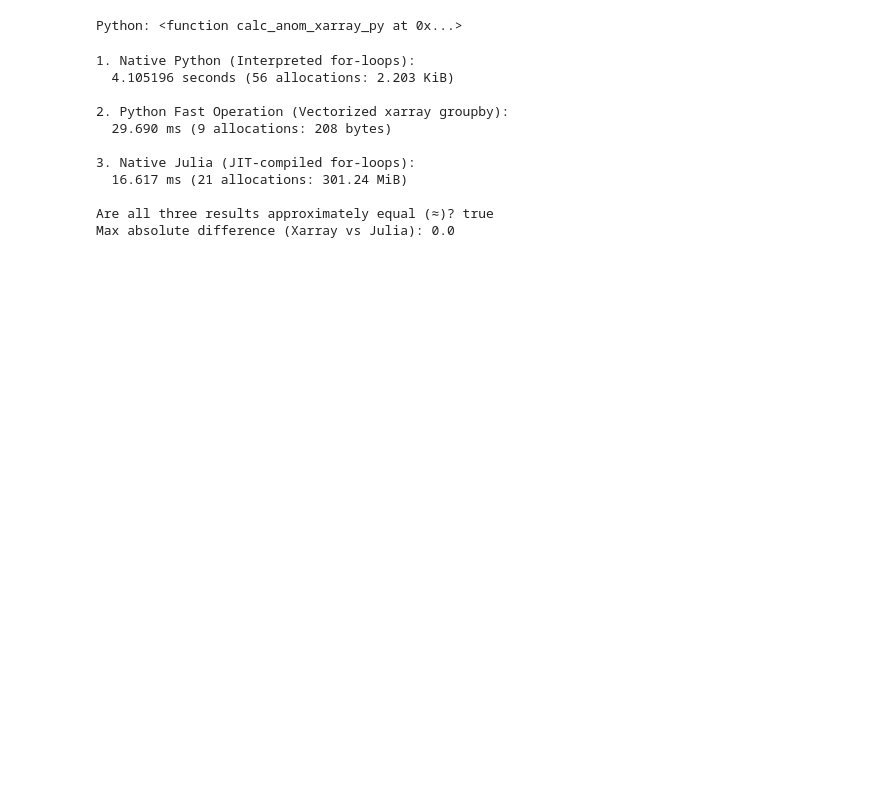
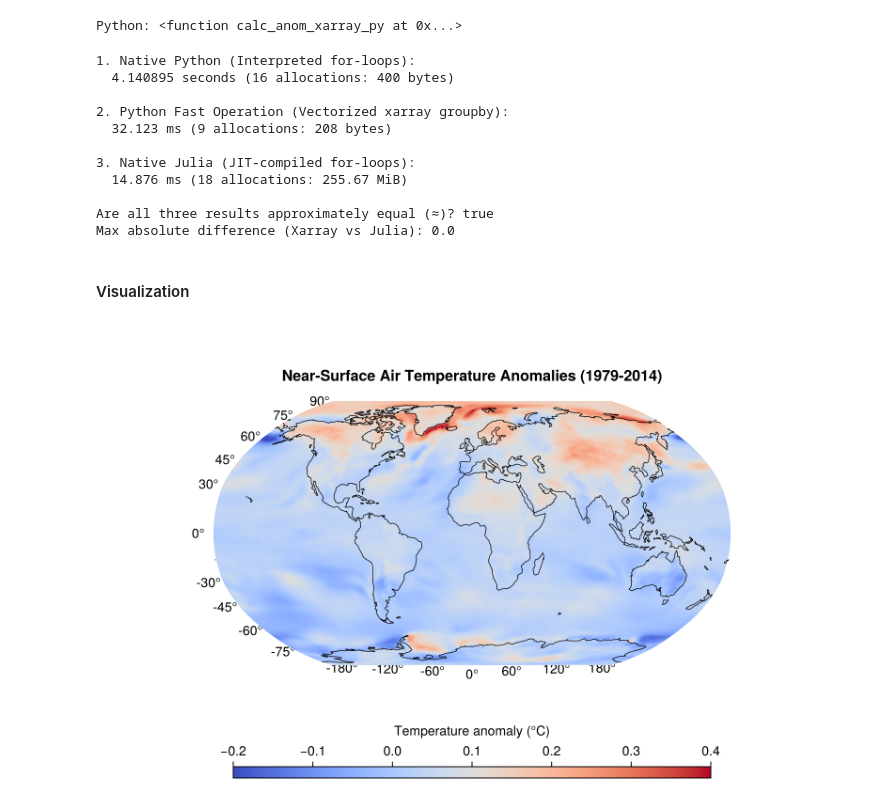
Before and after one commit to TimMauch/Julia-CMIP, a Jupyter notebook: climate_stripes.ipynb, the cells around one changed output. Cells and saved outputs as stored; diff of their text form; code cells hidden in the pictures; blank space fills up the shorter version.

Commit message:
Finish Plots

```diff
--- a/climate_stripes.ipynb
+++ b/climate_stripes.ipynb
@@ -293,9 +336,7 @@ def calc_anom_xarray_py(tas_da):
 # %% [output]
 Python: <function calc_anom_xarray_py at 0x...>
 # %%
-# ==============================================================================
-# RUN BENCHMARKS
-# ==============================================================================
+# Benchmarking
 println("1. Native Python (Interpreted for-loops):")
 # We use @time (1 run) instead of @btime here because Python loops take ~5-8 seconds per run!
 @time res_py_loop = calc_anom_native_py(tas_raw_py);
@@ -306,12 +347,11 @@ println("\n2. Python Fast Operation (Vectorized xarray groupby):")
 println("\n3. Native Julia (JIT-compiled for-loops):")
 @btime calc_anom_native_jl($tas_clean_jl);
 
-# ==============================================================================
-# VERIFY NUMERICAL ACCURACY
-# ==============================================================================
+# Validate outputs are approximately equal
 res_xr_np = pyconvert(Array{Float32, 3}, calc_anom_xarray_py(tas_raw_py))
 res_py_np = pyconvert(Array{Float32, 3}, res_py_loop)
-res_jl    = Array(calc_anom_native_jl(tas_clean_jl))
+res_jl = calc_anom_native_jl(tas_clean_jl)
+res_jl_array = Array(res_jl) # convert Rasters.jl Raster to a standard Julia array for comparison
 
 # Note: Python arrays are (time, lat, lon) = (432, 144, 192),
 # while Julia Rasters are (lon, lat, time) = (192, 144, 432).
@@ -319,17 +359,70 @@ res_jl    = Array(calc_anom_native_jl(tas_clean_jl))
 res_xr_permuted = permutedims(res_xr_np, (3, 2, 1))
 res_py_permuted = permutedims(res_py_np, (3, 2, 1))
 
-println("\nAre all three results approximately equal (≈)? ", res_jl ≈ res_xr_permuted ≈ res_py_permuted)
-println("Max absolute difference (Xarray vs Julia): ", maximum(abs.(res_jl .- res_xr_permuted)))
+println("\nAre all three results approximately equal (≈)? ", res_jl_array ≈ res_xr_permuted ≈ res_py_permuted)
+println("Max absolute difference (Xarray vs Julia): ", maximum(abs.(res_jl_array .- res_xr_permuted)))
 # %% [output]
 1. Native Python (Interpreted for-loops):
-  4.105196 seconds (56 allocations: 2.203 KiB)
+  4.140895 seconds (16 allocations: 400 bytes)
 
 2. Python Fast Operation (Vectorized xarray groupby):
-  29.690 ms (9 allocations: 208 bytes)
+  32.123 ms (9 allocations: 208 bytes)
 
 3. Native Julia (JIT-compiled for-loops):
-  16.617 ms (21 allocations: 301.24 MiB)
+  14.876 ms (18 allocations: 255.67 MiB)
 
 Are all three results approximately equal (≈)? true
 Max absolute difference (Xarray vs Julia): 0.0
+# %% [markdown]
+#### Visualization
+# %%
+# Calculate mean temperature anomaly per cell over the whole period of analysis (1979-2014)
+tas_anom_mean = dropdims(mean(res_jl, dims=Ti), dims=Ti)
+
+# Extract coordinates and data
+lons = collect(lookup(tas_anom_mean, X))
+lats = collect(lookup(tas_anom_mean, Y))
+data_matrix = Matrix(tas_anom_mean)
+
+# Shift longitudes from [0, 360] to [-180, 180] because that is standard for projection in GeoMakie
+split_idx = findfirst(x -> x > 180, lons) # Find the first index where the longitude crosses 180°
+# Bring the >180 half to the front and subtract 360 to make them negative
+lons_shifted = vcat(lons[split_idx:end] .- 360, lons[1:split_idx-1]) # vcat is vertical concatenate (stack the lons in the new order)
+# Do the same shift to the data matrix along the X axis (rows) to match the new longitude order
+data_shifted = vcat(data_matrix[split_idx:end, :], data_matrix[1:split_idx-1, :])
+
+# Create Figure with standard Greenwich-centered projection
+fig = Figure(size = (800, 500))
+ga = GeoAxis( # project the data onto a Robinson projection
+    fig[1, 1];
+    dest = "+proj=robin", # Edges are now strictly ±180°
+    title = "Near-Surface Air Temperature Anomalies (1979-2014)",
+    titlesize = 16,
+    xgridvisible = false,
+    ygridvisible = false
+)
+# Plot the surface using the shifted longitudes and data
+sp = surface!(
+    ga, # projection from Geoaxis
+    lons_shifted,
+    lats,
+    data_shifted;
+    colormap = :coolwarm,
+    colorrange = (-0.2, 0.4),
+    shading = NoShading
+)
+
+# add coastlines
+lines!(ga, GeoMakie.coastlines(), color = :black, linewidth = 0.7)
+
+# Add horizontal colorbar
+Colorbar(
+    fig[2, 1], sp;
+    vertical = false,
+    label = "Temperature anomaly (°C)",
+    width = Relative(0.7)
+)
+
+fig
+# %% [output]
+[figure, added]
```
Also changed, not shown: parts of 17 cells of this notebook, 1 other file.
